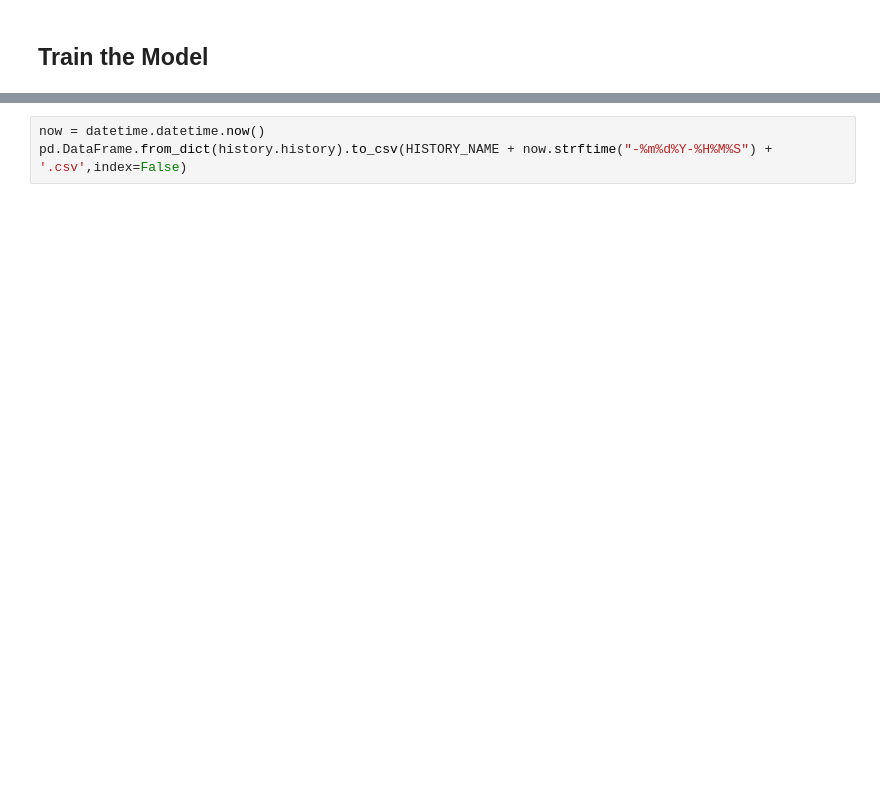
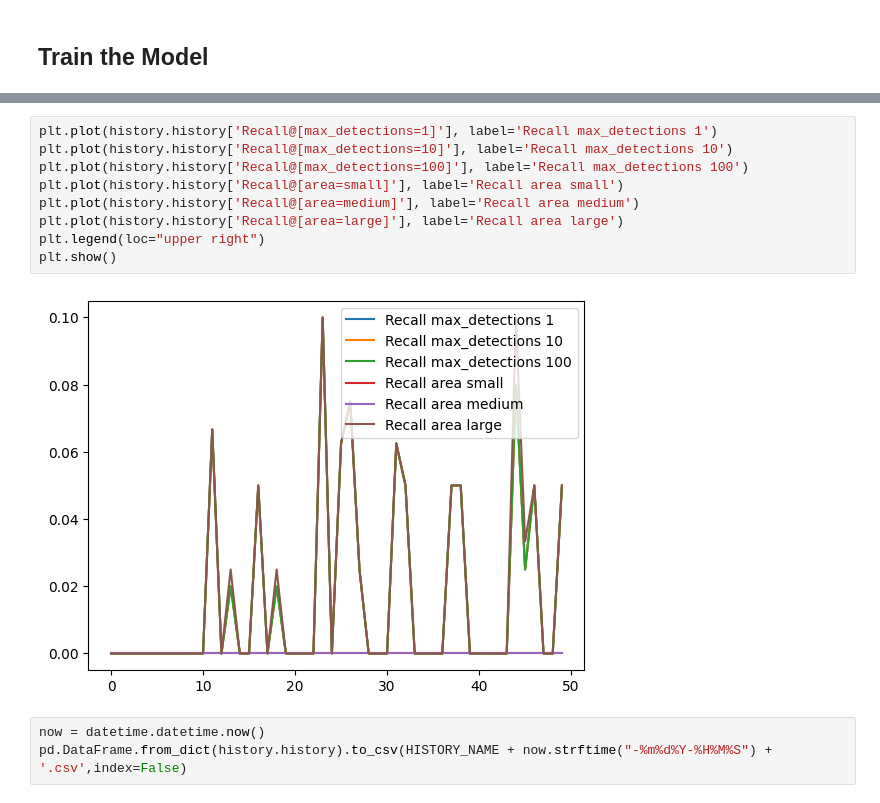
Before and after one commit to andreaallegr/TF-Yolo8, a Jupyter notebook: finetuning/TF_yolov8_finetuning_new.ipynb, the cells around one changed output, grey strips where cells are left out. Cells and saved outputs as stored; diff of their text form; blank space fills up the shorter version.

```diff
--- a/finetuning/TF_yolov8_finetuning_new.ipynb
+++ b/finetuning/TF_yolov8_finetuning_new.ipynb
@@ -310,3 +443,14 @@ plt.show()
+# %%
+plt.plot(history.history['Recall@[max_detections=1]'], label='Recall max_detections 1')
+plt.plot(history.history['Recall@[max_detections=10]'], label='Recall max_detections 10')
+plt.plot(history.history['Recall@[max_detections=100]'], label='Recall max_detections 100')
+plt.plot(history.history['Recall@[area=small]'], label='Recall area small')
+plt.plot(history.history['Recall@[area=medium]'], label='Recall area medium')
+plt.plot(history.history['Recall@[area=large]'], label='Recall area large')
+plt.legend(loc="upper right")
+plt.show()
+# %% [output]
+[figure, added]
 # %%
 now = datetime.datetime.now()
 pd.DataFrame.from_dict(history.history).to_csv(HISTORY_NAME + now.strftime("-%m%d%Y-%H%M%S") + '.csv',index=False)
```
Also changed, not shown: parts of 25 cells of this notebook.
